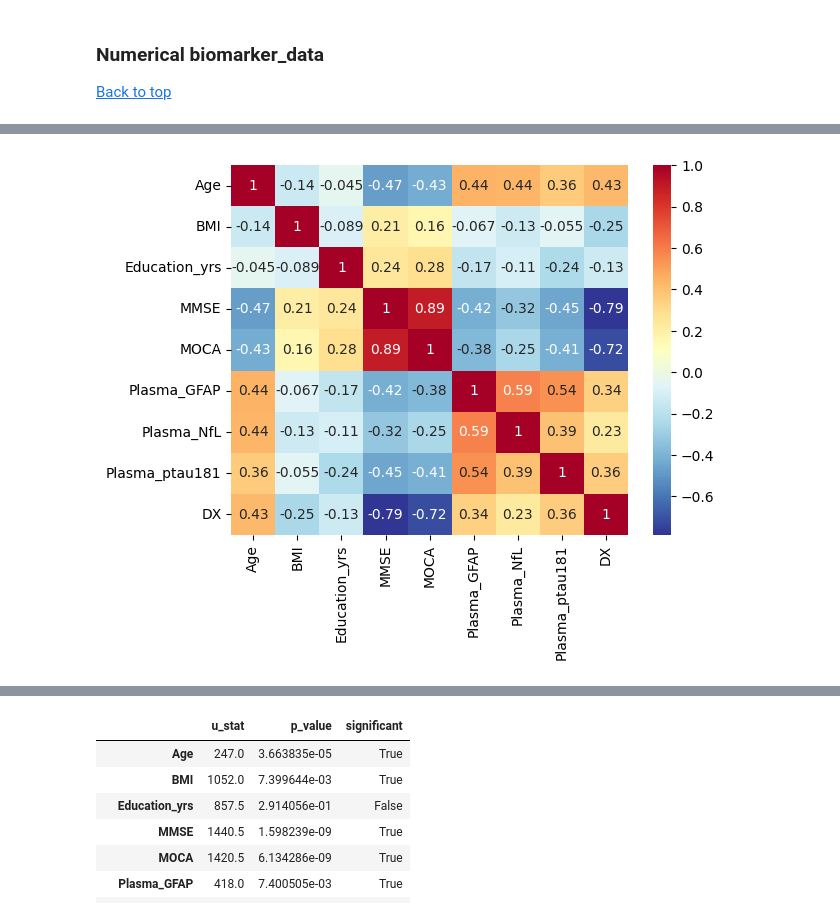
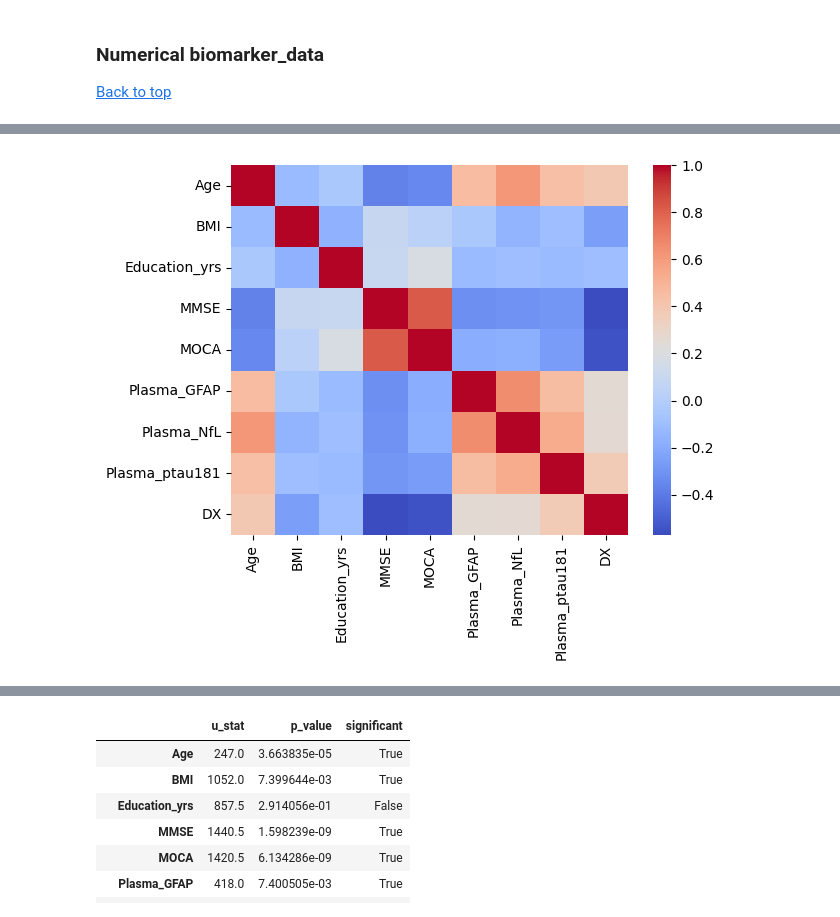
Before and after one commit to mardelmir/EDA_Project, a Jupyter notebook: src/notebooks/03_Bivariate_Analysis.ipynb, the cells around one changed output, grey strips where cells are left out. Cells and saved outputs as stored; diff of their text form; code cells hidden in the pictures.

```diff
--- a/src/notebooks/03_Bivariate_Analysis.ipynb
+++ b/src/notebooks/03_Bivariate_Analysis.ipynb
@@ -265,4 +303,4 @@ plt.show()
 # %%
-heat_bm = sns.heatmap(num_bm.corr(numeric_only = True), annot = True,cmap = sns.color_palette('RdYlBu_r', as_cmap = True))
+heat_bm = sns.heatmap(num_bm.corr(method = 'spearman',numeric_only = True),cmap = 'coolwarm')
 # %% [output]
-[figure, old version]
+[figure, new version]
```
Also changed, not shown: parts of 28 cells of this notebook, 7 other files.
